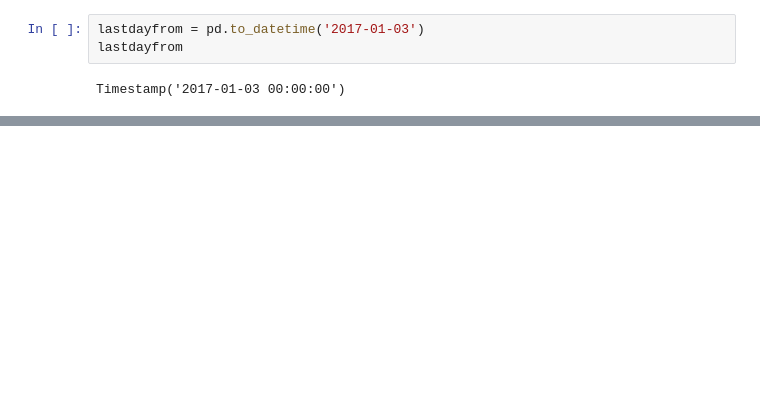
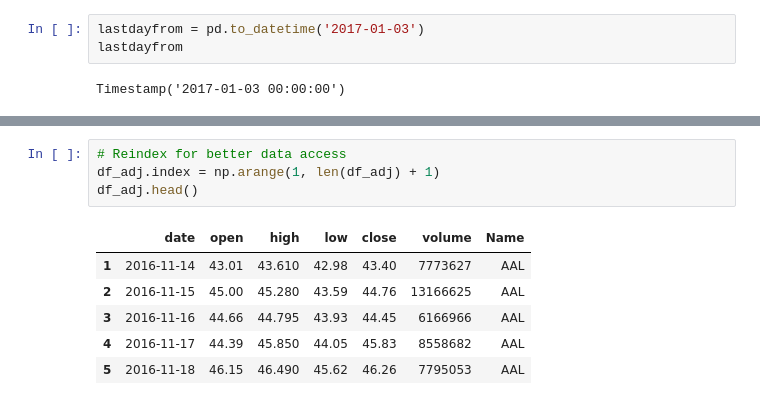
Before and after one commit to ley-man/Financial-Risk-Prediction-using-NLP, a Jupyter notebook: src/volatilityCalculationsSP500.ipynb, the cells around one changed output, grey strips where cells are left out. Cells and saved outputs as stored; diff of their text form; blank space fills up the shorter version.

```diff
--- a/src/volatilityCalculationsSP500.ipynb
+++ b/src/volatilityCalculationsSP500.ipynb
@@ -141,0 +102,11 @@ df_adj
+# %%
+# Reindex for better data access
+df_adj.index = np.arange(1, len(df_adj) + 1)
+df_adj.head()
+# %% [output]
+|  | date | open | high | low | close | volume | Name |
+| 1 | 2016-11-14 | 43.01 | 43.610 | 42.98 | 43.40 | 7773627 | AAL |
+| 2 | 2016-11-15 | 45.00 | 45.280 | 43.59 | 44.76 | 13166625 | AAL |
+| 3 | 2016-11-16 | 44.66 | 44.795 | 43.93 | 44.45 | 6166966 | AAL |
+| 4 | 2016-11-17 | 44.39 | 45.850 | 44.05 | 45.83 | 8558682 | AAL |
+| 5 | 2016-11-18 | 46.15 | 46.490 | 45.62 | 46.26 | 7795053 | AAL |
```
Also changed, not shown: parts of 26 cells of this notebook.
